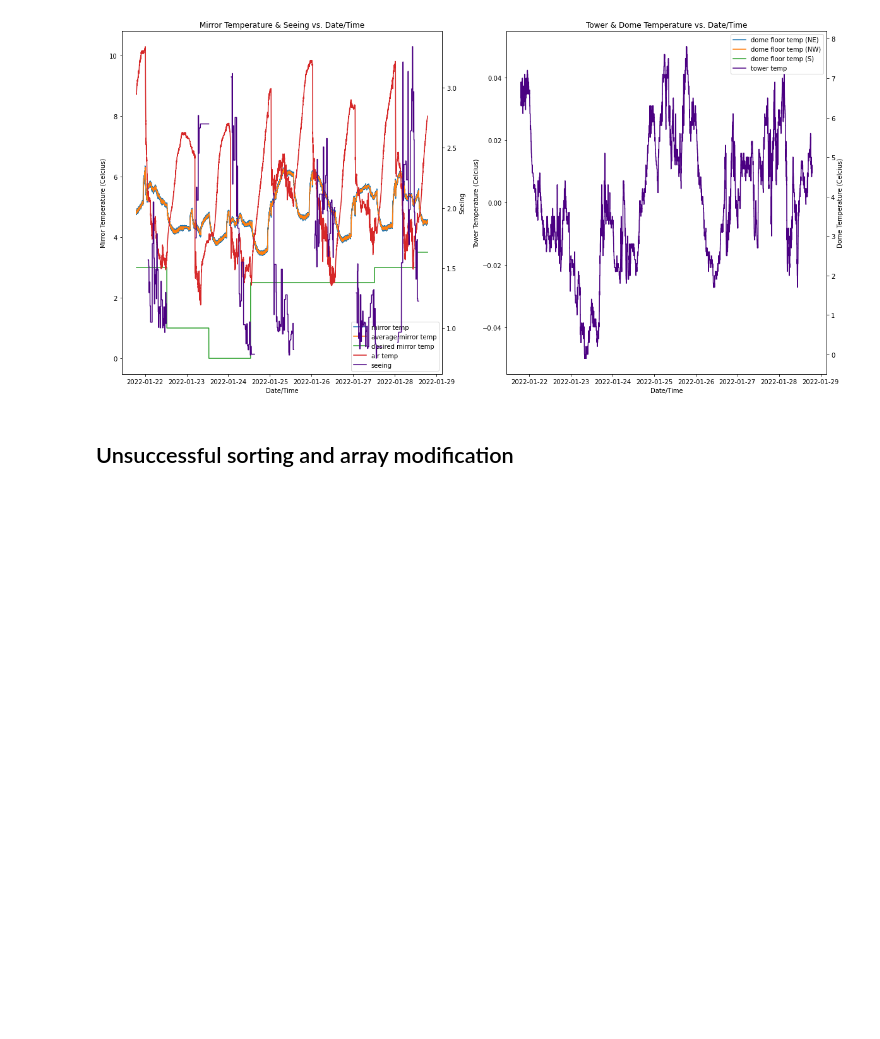
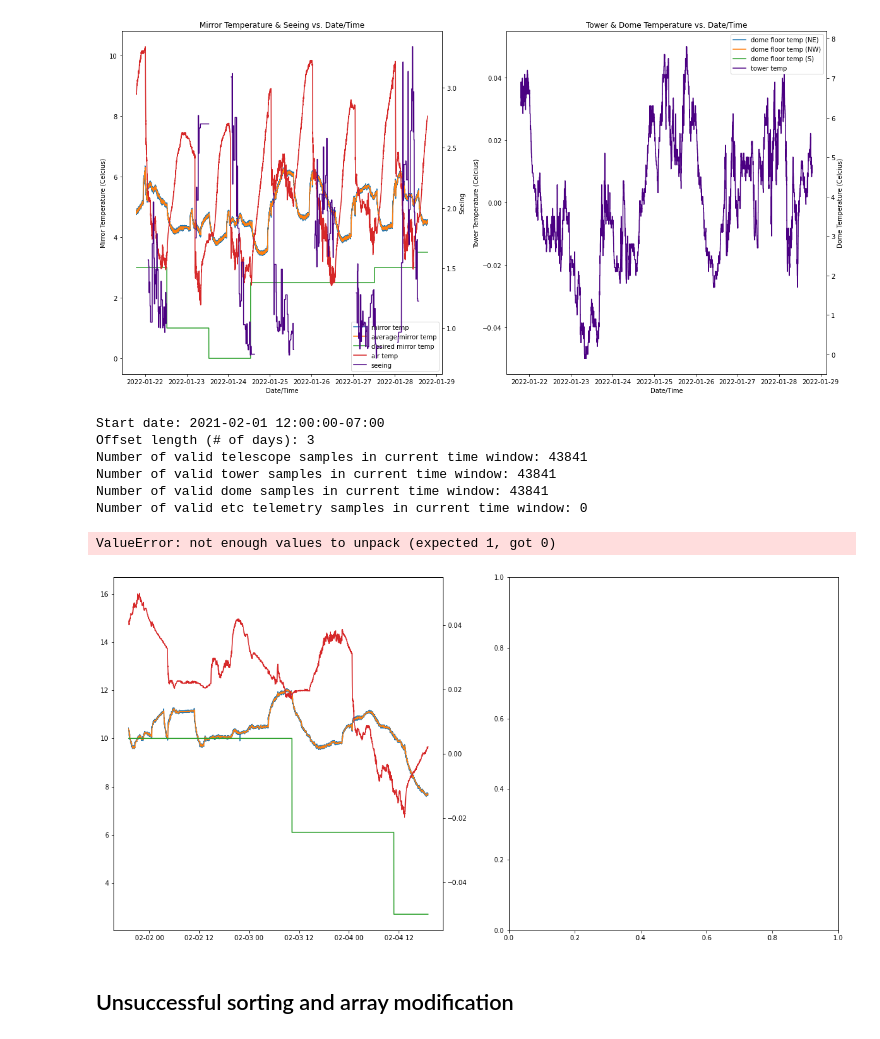
Before and after one commit to austinlucaslake/desiforecast, a Jupyter notebook: data/time_sync/time_sync.ipynb, the cells around one changed output. Drawn from its saved outputs; the diff is of its cells as text; code cells hidden in the pictures; blank space fills up the shorter version.

Commit message:
added additional time plots

```diff
--- a/data/time_sync/time_sync.ipynb
+++ b/data/time_sync/time_sync.ipynb
@@ -167,7 +173,16 @@ Number of valid dome samples in current time window: 103871
 Number of valid etc telemetry samples in current time window: 110109
 [figure]
 # %%
-new_temperature_plot(year=2021, month=4, day=15, offset=3)
+new_temperature_plot(year=2021, month=2, day=1, offset=3)
+# %% [output]
+Start date: 2021-02-01 12:00:00-07:00
+Offset length (# of days): 3
+Number of valid telescope samples in current time window: 43841
+Number of valid tower samples in current time window: 43841
+Number of valid dome samples in current time window: 43841
+Number of valid etc telemetry samples in current time window: 0
+ValueError: not enough values to unpack (expected 1, got 0)
+[figure, added]
 # %%
 new_temperature_plot(year=2021, month=5, day=15, offset=3)
 # %%
```
Also changed, not shown: parts of 2 cells of this notebook.
